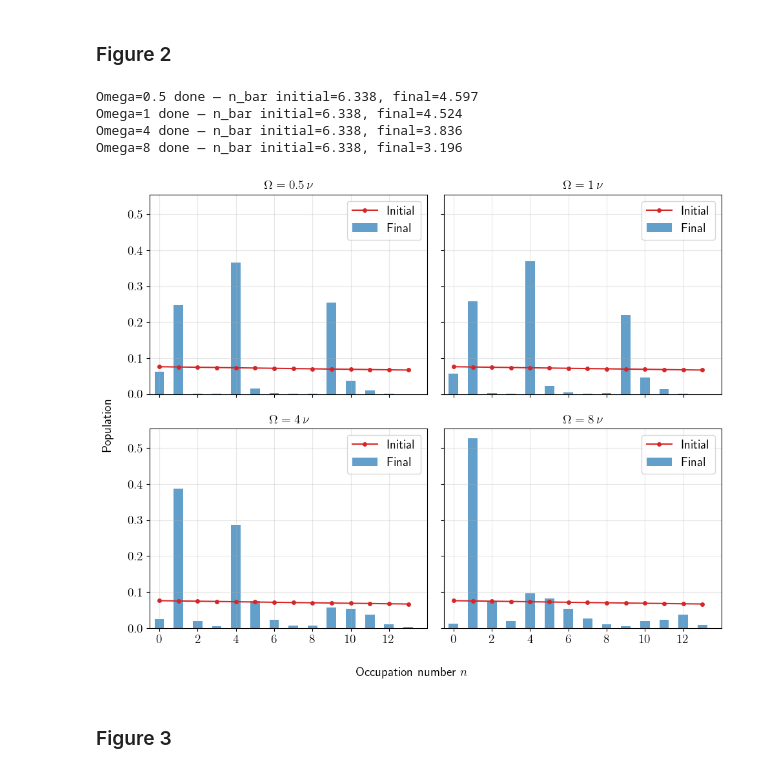
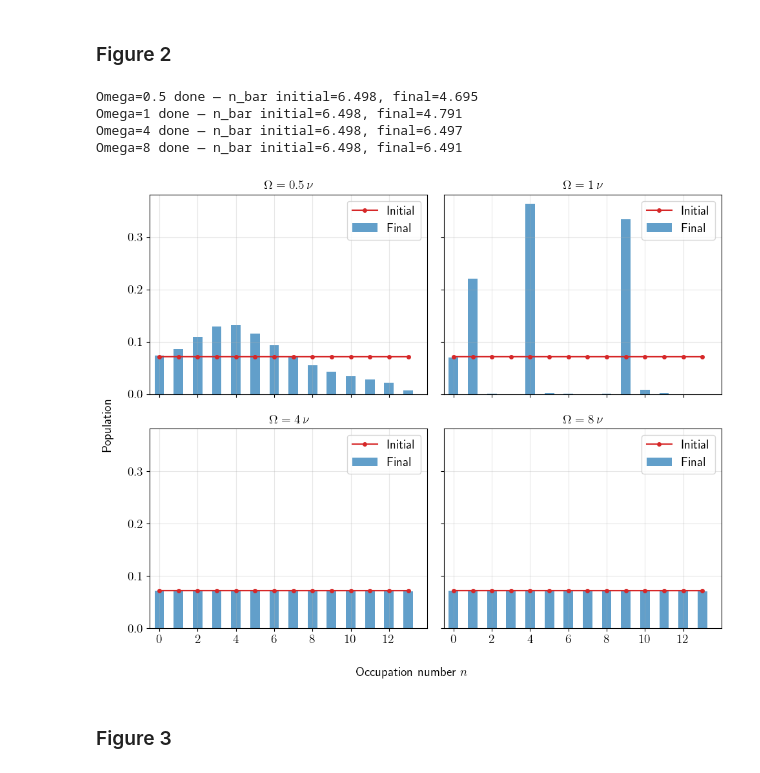
Before and after one commit to GonReina/QLearn, a Jupyter notebook: trapped_ions/Fock_mixtures_sim.ipynb, the cells around one changed output. Cells and saved outputs as stored; diff of their text form; code cells hidden in the pictures.

```diff
--- a/trapped_ions/Fock_mixtures_sim.ipynb
+++ b/trapped_ions/Fock_mixtures_sim.ipynb
@@ -951,7 +951,7 @@ kT = 100
 N = 14
 num_pulses = 30
 
-eta_values = [0.02, 0.05, 0.08, 0.1]
+eta_values = [0.05, 0.008, 0.1, 0.2]
 
 fig, axes = plt.subplots(2, 2, figsize=(10, 8), sharey=True, sharex=True)
 axes = axes.flatten()
@@ -1004,8 +1004,9 @@ for idx, eta in enumerate(eta_values):
     prop_y_undo = (L_y_undo * y_duration).expm()
 
     # 3) X(τ) pulse
-    H_x = 0.5 * nu * s_x_full + nu * a_dag_full * a_full + \
-              0.5 * 1j * Omega * eta * s_z_full * (a_dag_full - a_full)
+    # H_x = 0.5 * nu * s_x_full + nu * a_dag_full * a_full + \
+    #           0.5 * 1j * Omega * eta * s_z_full * (a_dag_full - a_full)
+    H_x = 0.5 * Delta * s_x_full + nu * a_dag_full * a_full + 0.5 * Omega * (s_plus_full * D_op + s_minus_full * D_op.dag())
     print(f"eta={eta}, X(τ) pulse duration: {tau}")
     L_x = liouvillian(H_x, [])
     prop_x = (L_x * tau).expm()
@@ -1168,8 +1169,9 @@ for idx, Omega in enumerate(Omega_values):
     prop_y_undo = (L_y_undo * y_duration).expm()
 
     # 3) X(τ) pulse
-    H_x = 0.5 * nu * s_x_full + nu * a_dag_full * a_full + \
-              0.5 * 1j * Omega * eta * s_z_full * (a_dag_full - a_full)
+    # H_x = 0.5 * nu * s_x_full + nu * a_dag_full * a_full + \
+    #           0.5 * 1j * Omega * eta * s_z_full * (a_dag_full - a_full)
+    H_x = 0.5 * Delta * s_x_full + nu * a_dag_full * a_full + 0.5 * Omega * (s_plus_full * D_op + s_minus_full * D_op.dag())
     L_x = liouvillian(H_x, [])
     prop_x = (L_x * tau).expm()
 
@@ -1204,38 +1206,38 @@ for idx, Omega in enumerate(Omega_values):
     occupancies[0, :] = rho_mat.ptrace(1).diag().real
 
     current_rho_vec = rho_vec
     for k in range(1, num_pulses + 1):
         current_rho_vec = prop_cycle * current_rho_vec
         rho_mat = vector_to_operator(current_rho_vec)
         occupancies[k, :] = rho_mat.ptrace(1).diag().real
 
     # Plot
     ax = axes[idx]
     p_initial = occupancies[0, :]
     p_final = occupancies[-1, :]
     n_states = np.arange(N)
     ax.plot(n_states, p_initial, 'o-', color='tab:red', markersize=4, label='Initial')
     ax.bar(n_states, p_final, width=0.5, alpha=0.7, color='tab:blue', label='Final')
     ax.set_title(rf'$\Omega = {Omega}\,\nu$', fontsize=14)
     ax.set_xlim(-0.5, 14)
     ax.set_xticks(np.arange(0, N, 2))
     ax.tick_params(axis='both', labelsize=14)
     ax.legend(fontsize=14)
     ax.grid(True, alpha=0.3)
 
     print(f"Omega={Omega} done — n_bar initial={np.dot(n_states, p_initial):.3f}, final={np.dot(n_states, p_final):.3f}")
 
 fig.supxlabel('Occupation number $n$', fontsize=14)
 fig.supylabel('Population', fontsize=14)
 plt.tight_layout()
 plt.savefig('figure_meh.pdf', format='pdf', bbox_inches='tight', dpi=600)
 plt.show()
 # %% [output]
-Omega=0.5 done — n_bar initial=6.338, final=4.597
-Omega=1 done — n_bar initial=6.338, final=4.524
-Omega=4 done — n_bar initial=6.338, final=3.836
-Omega=8 done — n_bar initial=6.338, final=3.196
+Omega=0.5 done — n_bar initial=6.498, final=4.695
+Omega=1 done — n_bar initial=6.498, final=4.791
+Omega=4 done — n_bar initial=6.498, final=6.497
+Omega=8 done — n_bar initial=6.498, final=6.491
-[figure, old version]
+[figure, new version]
 # %% [markdown]
 ### Figure 3
 # %%
```
Also changed, not shown: parts of 4 cells of this notebook, 12 other files.
